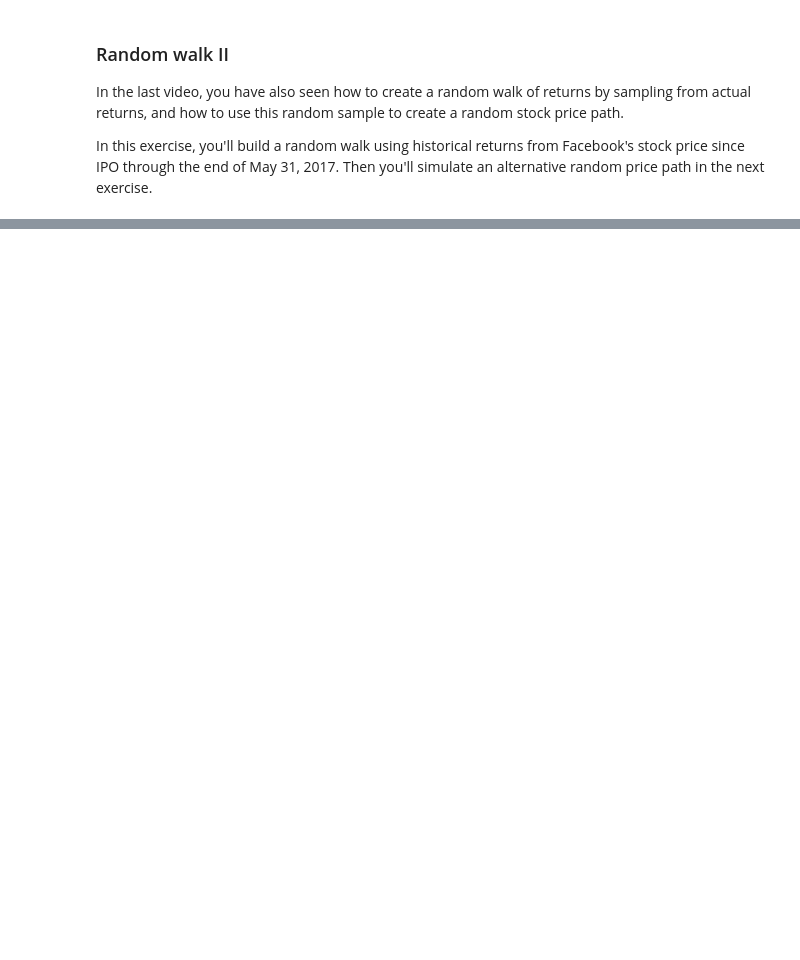
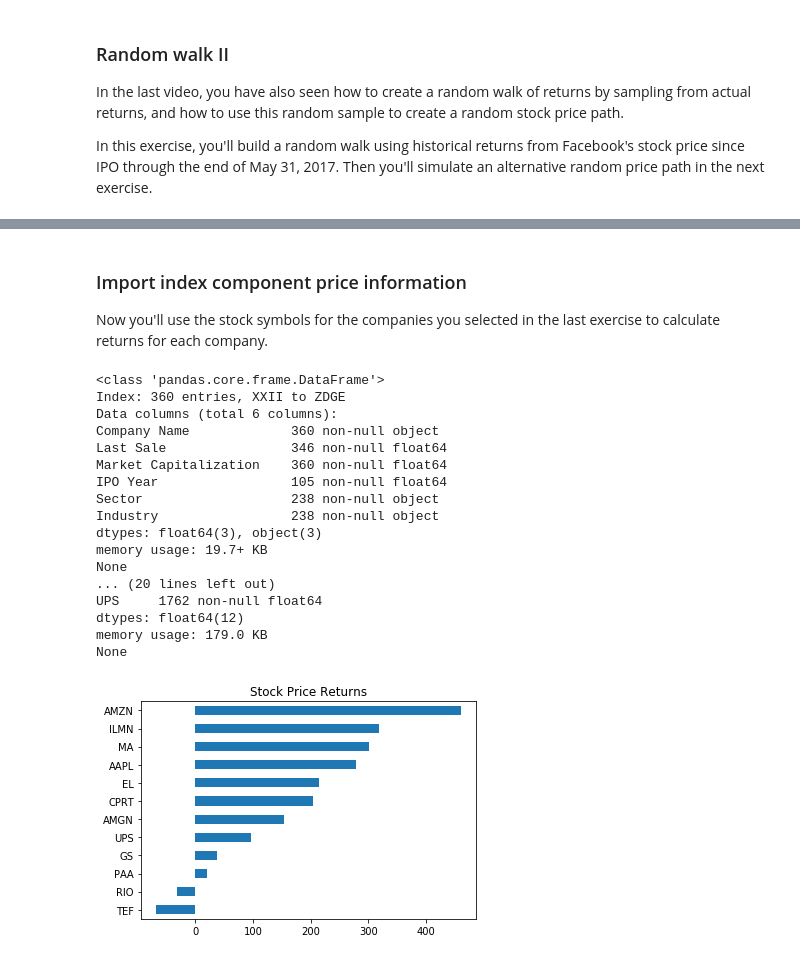
Before and after one commit to nguyenngoclinhchi/Machine_Learning, a Jupyter notebook: Python/SourceCode_DataCampCourses/Data Management/Manipulating Time Series Data in Python/Manipulating Time Series Data in Python.ipynb, the cells around one changed output, grey strips where cells are left out. Cells and saved outputs as stored; diff of their text form; code cells hidden in the pictures; blank space fills up the shorter version.

```diff
--- a/Python/SourceCode_DataCampCourses/Data Management/Manipulating Time Series Data in Python/Manipulating Time Series Data in Python.ipynb
+++ b/Python/SourceCode_DataCampCourses/Data Management/Manipulating Time Series Data in Python/Manipulating Time Series Data in Python.ipynb
@@ -760,0 +946,51 @@ fb.columns=['date', '']
+# %% [markdown]
+### Import index component price information
+Now you'll use the stock symbols for the companies you selected in the last exercise to calculate returns for each company.
+# %%
+listings = pd.read_excel('listings.xlsx')
+
+# Move 'stock symbol' into the index
+listings.set_index('Stock Symbol', inplace=True)
+
+# Inspect listings
+print(listings.info())
+
+# Select largest company for each sector
+components = listings.groupby('Sector')['Market Capitalization'].nlargest(1)
+# Select stock symbols and print the result
+
+tickers = components.index.get_level_values('Stock Symbol')
+print(tickers)
+
+# Print tickers
+print(tickers)
+
+# Import prices and inspect result
+stock_prices = pd.read_csv('stocks_4.csv', parse_dates=['Date'], index_col='Date')
+print(stock_prices.info())
+
+# Calculate the returns
+price_return = stock_prices.iloc[-1].div(stock_prices.iloc[0]).sub(1).mul(100)
+
+# Plot horizontal bar chart of sorted price_return
+price_return.sort_values().plot(title='Stock Price Returns', kind='barh')
+plt.show()
+# %% [output]
+<class 'pandas.core.frame.DataFrame'>
+Index: 360 entries, XXII to ZDGE
+Data columns (total 6 columns):
+Company Name             360 non-null object
+Last Sale                346 non-null float64
+Market Capitalization    360 non-null float64
+IPO Year                 105 non-null float64
+Sector                   238 non-null object
+Industry                 238 non-null object
+dtypes: float64(3), object(3)
+memory usage: 19.7+ KB
+None
+... (20 lines left out)
+UPS     1762 non-null float64
+dtypes: float64(12)
+memory usage: 179.0 KB
+None
+[figure, added]
```
Also changed, not shown: parts of 26 cells of this notebook, 25 other files.
